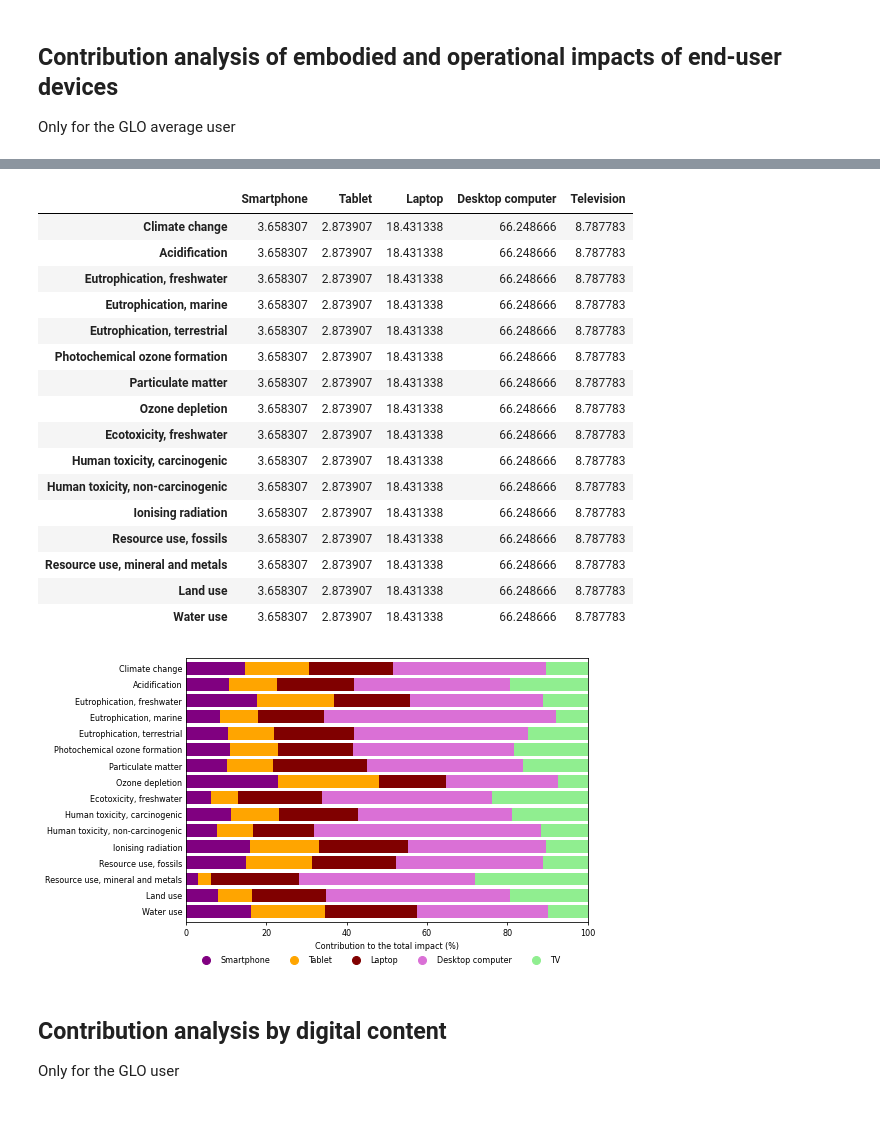
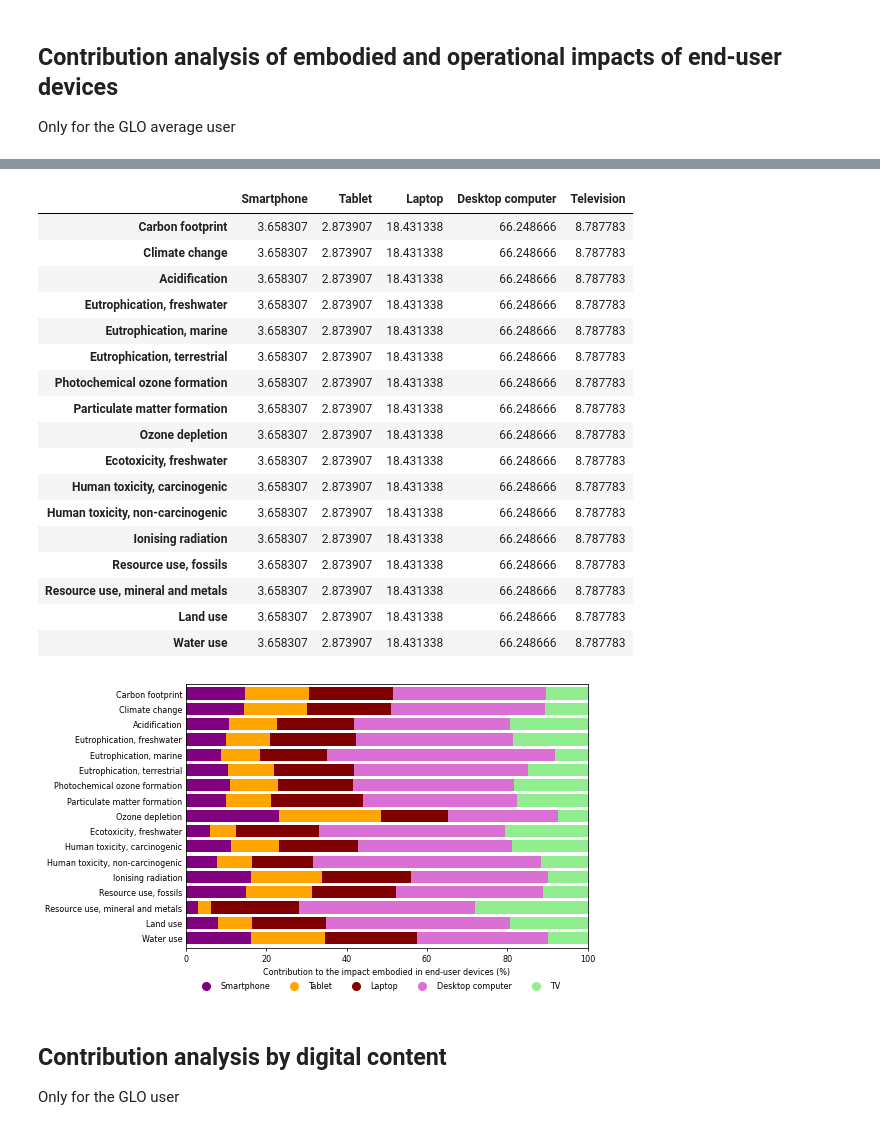
Before and after one commit to robyistrate/internet-environmental-footprint, a Jupyter notebook: notebooks/02_LCA_results_analysis.ipynb, the cells around one changed output, grey strips where cells are left out. Drawn from its saved outputs; the diff is of its cells as text; code cells hidden in the pictures.

```diff
--- a/notebooks/02_LCA_results_analysis.ipynb
+++ b/notebooks/02_LCA_results_analysis.ipynb
@@ -26,34 +30,33 @@ DBS = {
 
 # LCIA methods:
 EF_METHODS = {
-              'Climate change':                   ('IPCC 2021', 'climate change: including SLCFs', 'GWP 100a, incl. H and bio CO2'),
-              'Acidification':                    ('EF v3.0 no LT', 'acidification no LT', 'accumulated exceedance (ae) no LT'),
-              'Eutrophication, freshwater':       ('EF v3.0 no LT', 'eutrophication: freshwater no LT', 'fraction of nutrients reaching freshwater end compartment (P) no LT'),
-              'Eutrophication, marine':           ('EF v3.0 no LT', 'eutrophication: marine no LT', 'fraction of nutrients reaching marine end compartment (N) no LT'),
-              'Eutrophication, terrestrial':      ('EF v3.0 no LT', 'eutrophication: terrestrial no LT', 'accumulated exceedance (AE)  no LT'),
-              'Photochemical ozone formation':    ('EF v3.0 no LT', 'photochemical ozone formation: human health no LT', 'tropospheric ozone concentration increase no LT'),
-              'Particulate matter':               ('EF v3.0 no LT', 'particulate matter formation no LT', 'impact on human health no LT'),
-              'Ozone depletion':                  ('EF v3.0 no LT', 'ozone depletion no LT', 'ozone depletion potential (ODP)  no LT'),
-              'Ecotoxicity, freshwater':          ('EF v3.0 no LT', 'ecotoxicity: freshwater no LT', 'comparative toxic unit for ecosystems (CTUe)  no LT'),
-              'Human toxicity, carcinogenic':     ('EF v3.0 no LT', 'human toxicity: carcinogenic no LT', 'comparative toxic unit for human (CTUh)  no LT'),
-              'Human toxicity, non-carcinogenic': ('EF v3.0 no LT', 'human toxicity: non-carcinogenic no LT', 'comparative toxic unit for human (CTUh)  no LT'),
-              'Ionising radiation':               ('EF v3.0 no LT', 'ionising radiation: human health no LT', 'human exposure efficiency relative to u235 no LT'),
-              'Resource use, fossils':            ('EF v3.0 no LT', 'energy resources: non-renewable no LT', 'abiotic depletion potential (ADP): fossil fuels no LT'),
-              'Resource use, mineral and metals': ('EF v3.0 no LT', 'material resources: metals/minerals no LT', 'abiotic depletion potential (ADP): elements (ultimate reserves) no LT'),
-              'Land use':                         ('EF v3.0 no LT', 'land use no LT', 'soil quality index no LT'),
-              'Water use':                        ('EF v3.0 no LT', 'water use no LT', 'user deprivation potential (deprivation-weighted water consumption) no LT')
+              'Carbon footprint':                 ('IPCC 2021', 'climate change: including SLCFs', 'GWP 100a, incl. H and bio CO2'),
+              'Climate change':                   ('IPCC 2021', 'climate change: CO2 emissions'),
+              'Acidification':                    ('EF v3.0', 'acidification', 'accumulated exceedance (ae)'),
+              'Eutrophication, freshwater':       ('EF v3.0', 'eutrophication: freshwater', 'fraction of nutrients reaching freshwater end compartment (P)'),
+              'Eutrophication, marine':           ('EF v3.0', 'eutrophication: marine', 'fraction of nutrients reaching marine end compartment (N)'),
+              'Eutrophication, terrestrial':      ('EF v3.0', 'eutrophication: terrestrial', 'accumulated exceedance (AE) '),
+              'Photochemical ozone formation':    ('EF v3.0', 'photochemical ozone formation: human health', 'tropospheric ozone concentration increase'),
+              'Particulate matter formation':     ('EF v3.0', 'particulate matter formation', 'impact on human health'),
+              'Ozone depletion':                  ('EF v3.0', 'ozone depletion', 'ozone depletion potential (ODP) '),
+              'Ecotoxicity, freshwater':          ('EF v3.1 adapted to biosphere ei38', 'ecotoxicity: freshwater', 'comparative toxic unit for ecosystems (CTUe)'),
+              'Human toxicity, carcinogenic':     ('EF v3.1 adapted to biosphere ei38', 'human toxicity: carcinogenic', 'comparative toxic unit for human (CTUh)'),
+              'Human toxicity, non-carcinogenic': ('EF v3.1 adapted to biosphere ei38', 'human toxicity: non-carcinogenic', 'comparative toxic unit for human (CTUh)'),
+              'Ionising radiation':               ('EF v3.0', 'ionising radiation: human health', 'human exposure efficiency relative to u235'),
+              'Resource use, fossils':            ('EF v3.0', 'energy resources: non-renewable', 'abiotic depletion potential (ADP): fossil fuels'),
+              'Resource use, mineral and metals': ('EF v3.0', 'material resources: metals/minerals', 'abiotic depletion potential (ADP): elements (ultimate reserves)'),
+              'Land use':                         ('EF v3.0', 'land use', 'soil quality index'),
+              'Water use':                        ('EF v3.0', 'water use', 'user deprivation potential (deprivation-weighted water consumption)')
              }
 
 # Assessed locations
-LOCATIONS = {# Regions
+LOCATIONS = {
              'GLO': 'World',
              'BR': 'Brazil',
              'CA': 'Canada',
              'CN': 'China',
              'IN': 'India',
-         #    'RER': 'Europe',
              'US': 'United States',
-             # European countries (ordered by electricity carbon footprint):
              'NO': 'Norway',
              'CH': 'Switzerland',
              'FR': 'France',
@@ -63,7 +66,6 @@ LOCATIONS = {# Regions
              'DE': 'Germany',
              'PL': 'Poland',
              'GB': 'United Kingdom',
-             # Other countries
              'ZA': 'South Africa',
              'AU': 'Australia',
              'RU': 'Russia'
@@ -520,13 +504,14 @@ user_devices_operational_total_share = (user_devices_operational_lcia_df.T * 100
 user_devices_operational_total_share
 # %% [output]
 |  | Smartphone | Tablet | Laptop | Desktop computer | Television |
+| Carbon footprint | 3.658307 | 2.873907 | 18.431338 | 66.248666 | 8.787783 |
 | Climate change | 3.658307 | 2.873907 | 18.431338 | 66.248666 | 8.787783 |
 | Acidification | 3.658307 | 2.873907 | 18.431338 | 66.248666 | 8.787783 |
 | Eutrophication, freshwater | 3.658307 | 2.873907 | 18.431338 | 66.248666 | 8.787783 |
 | Eutrophication, marine | 3.658307 | 2.873907 | 18.431338 | 66.248666 | 8.787783 |
 | Eutrophication, terrestrial | 3.658307 | 2.873907 | 18.431338 | 66.248666 | 8.787783 |
 | Photochemical ozone formation | 3.658307 | 2.873907 | 18.431338 | 66.248666 | 8.787783 |
-| Particulate matter | 3.658307 | 2.873907 | 18.431338 | 66.248666 | 8.787783 |
+| Particulate matter formation | 3.658307 | 2.873907 | 18.431338 | 66.248666 | 8.787783 |
 | Ozone depletion | 3.658307 | 2.873907 | 18.431338 | 66.248666 | 8.787783 |
 | Ecotoxicity, freshwater | 3.658307 | 2.873907 | 18.431338 | 66.248666 | 8.787783 |
 | Human toxicity, carcinogenic | 3.658307 | 2.873907 | 18.431338 | 66.248666 | 8.787783 |
@@ -539,31 +524,31 @@ user_devices_operational_total_share
 # %%
 width=0.8
 content_color = ['purple', 'orange', 'maroon', 'orchid', 'lightgreen']
 
 fig, axs = plt.subplots(1, 1, figsize=(fig_length[2], fig_height*0.5))
 
 user_devices_embodied_total_share.plot.barh(ax=axs, stacked=True, width=width, fontsize=fontsize_axs, color=content_color, legend=False, zorder=2)
 axs.invert_yaxis()
 
 axs.tick_params(axis='y', which='major', direction='in', length=0, labelsize=fontsize_axs)
 axs.tick_params(axis='x', which='major', direction='out', length=3, labelsize=fontsize_axs)
 axs.set_xlim(0, 100)
 
 
-axs.set_xlabel('Contribution to the total impact (%)', fontsize=fontsize_label)
+axs.set_xlabel('Contribution to the impact embodied in end-user devices (%)', fontsize=fontsize_label)
 
 patch_1 = Line2D([0], [0], color=content_color[0], label=END_USER_DEVICES[0], ls='None', marker='o', ms=8)
 patch_2 = Line2D([0], [0], color=content_color[1], label=END_USER_DEVICES[1], ls='None', marker='o', ms=8)
 patch_3 = Line2D([0], [0], color=content_color[2], label=END_USER_DEVICES[2], ls='None', marker='o', ms=8)
 patch_4 = Line2D([0], [0], color=content_color[3], label=END_USER_DEVICES[3], ls='None', marker='o', ms=8)
 patch_5 = Line2D([0], [0], color=content_color[4], label=END_USER_DEVICES[4], ls='None', marker='o', ms=8)
 
 axs.legend(handles=[patch_1, patch_2, patch_3, patch_4, patch_5],
               bbox_to_anchor=(0.95,-0.1), ncol=5, frameon=False, edgecolor='black',  facecolor='White', fontsize=fontsize_legend)
 
 plt.savefig(Path(str(r"..\reports\submission") + '/SI_emboided_impacts_devices.jpg'), dpi=600, bbox_inches='tight')
 # %% [output]
-[figure, old version]
+[figure, new version]
 # %% [markdown]
 ## Contribution analysis by digital content
 
```
Also changed, not shown: parts of 55 cells of this notebook.
